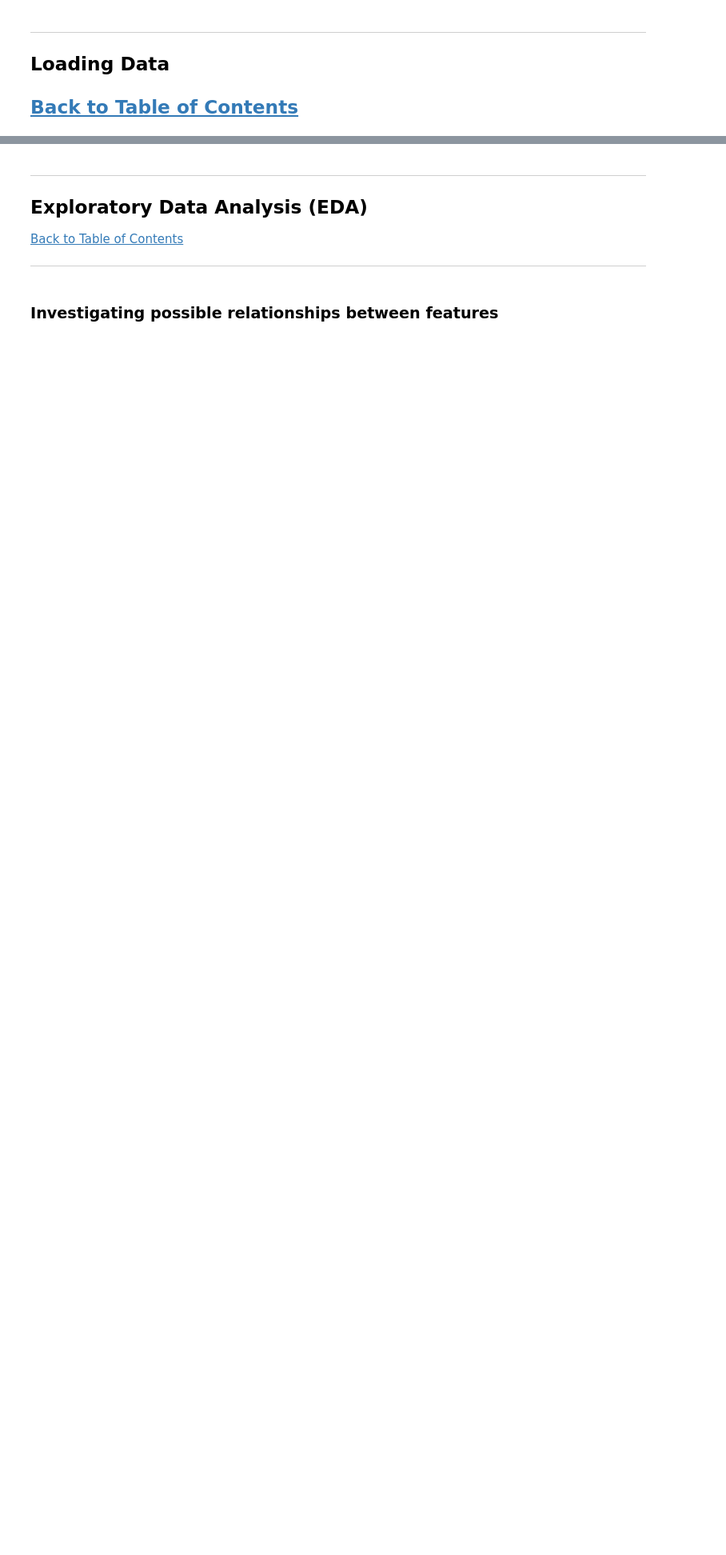
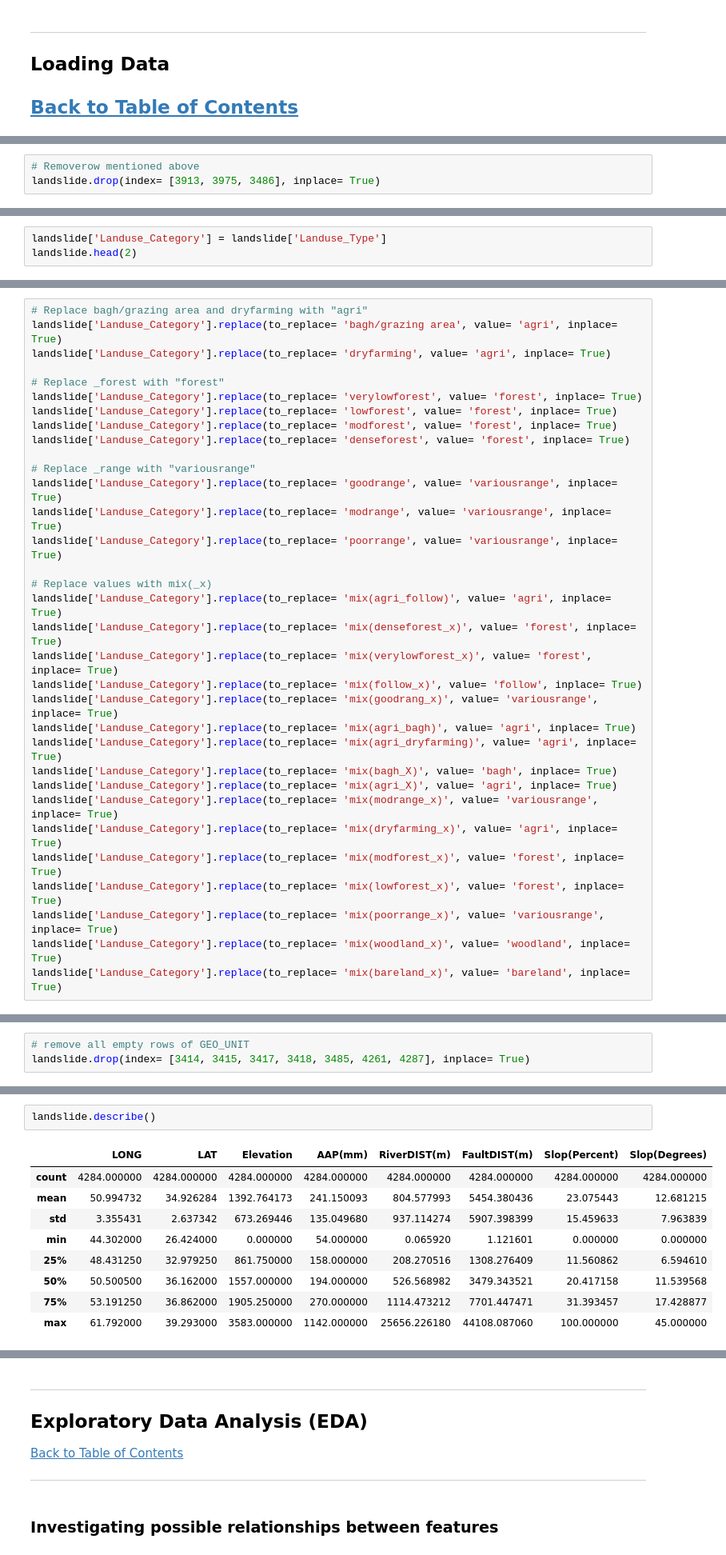
Before and after one commit to MiekeSpaans/MS_Capstone_Project_2401FTDS, a Jupyter notebook: QCTO-Capstone-Project.ipynb, the cells around one changed output, grey strips where cells are left out. Shown at 80% size. Drawn from its saved outputs; the diff is of its cells as text; blank space fills up the shorter version.

```diff
--- a/QCTO-Capstone-Project.ipynb
+++ b/QCTO-Capstone-Project.ipynb
@@ -98,0 +387,3 @@ landslide = pd.read_csv('/content/gdrive/MyDrive/Capstone/landslide_cleaned.csv'
+# %%
+# Removerow mentioned above
+landslide.drop(index= [3913, 3975, 3486], inplace= True)
@@ -98,0 +404,3 @@ landslide = pd.read_csv('/content/gdrive/MyDrive/Capstone/landslide_cleaned.csv'
+# %%
+landslide['Landuse_Category'] = landslide['Landuse_Type']
+landslide.head(2)
@@ -98,0 +411,33 @@ landslide = pd.read_csv('/content/gdrive/MyDrive/Capstone/landslide_cleaned.csv'
+# %%
+# Replace bagh/grazing area and dryfarming with "agri"
+landslide['Landuse_Category'].replace(to_replace= 'bagh/grazing area', value= 'agri', inplace= True)
+landslide['Landuse_Category'].replace(to_replace= 'dryfarming', value= 'agri', inplace= True)
+
+# Replace _forest with "forest"
+landslide['Landuse_Category'].replace(to_replace= 'verylowforest', value= 'forest', inplace= True)
+landslide['Landuse_Category'].replace(to_replace= 'lowforest', value= 'forest', inplace= True)
+landslide['Landuse_Category'].replace(to_replace= 'modforest', value= 'forest', inplace= True)
+landslide['Landuse_Category'].replace(to_replace= 'denseforest', value= 'forest', inplace= True)
+
+# Replace _range with "variousrange"
+landslide['Landuse_Category'].replace(to_replace= 'goodrange', value= 'variousrange', inplace= True)
+landslide['Landuse_Category'].replace(to_replace= 'modrange', value= 'variousrange', inplace= True)
+landslide['Landuse_Category'].replace(to_replace= 'poorrange', value= 'variousrange', inplace= True)
+
+# Replace values with mix(_x)
+landslide['Landuse_Category'].replace(to_replace= 'mix(agri_follow)', value= 'agri', inplace= True)
+landslide['Landuse_Category'].replace(to_replace= 'mix(denseforest_x)', value= 'forest', inplace= True)
+landslide['Landuse_Category'].replace(to_replace= 'mix(verylowforest_x)', value= 'forest', inplace= True)
+landslide['Landuse_Category'].replace(to_replace= 'mix(follow_x)', value= 'follow', inplace= True)
+landslide['Landuse_Category'].replace(to_replace= 'mix(goodrang_x)', value= 'variousrange', inplace= True)
+landslide['Landuse_Category'].replace(to_replace= 'mix(agri_bagh)', value= 'agri', inplace= True)
+landslide['Landuse_Category'].replace(to_replace= 'mix(agri_dryfarming)', value= 'agri', inplace= True)
+landslide['Landuse_Category'].replace(to_replace= 'mix(bagh_X)', value= 'bagh', inplace= True)
+landslide['Landuse_Category'].replace(to_replace= 'mix(agri_X)', value= 'agri', inplace= True)
+landslide['Landuse_Category'].replace(to_replace= 'mix(modrange_x)', value= 'variousrange', inplace= True)
+landslide['Landuse_Category'].replace(to_replace= 'mix(dryfarming_x)', value= 'agri', inplace= True)
+landslide['Landuse_Category'].replace(to_replace= 'mix(modforest_x)', value= 'forest', inplace= True)
+landslide['Landuse_Category'].replace(to_replace= 'mix(lowforest_x)', value= 'forest', inplace= True)
+landslide['Landuse_Category'].replace(to_replace= 'mix(poorrange_x)', value= 'variousrange', inplace= True)
+landslide['Landuse_Category'].replace(to_replace= 'mix(woodland_x)', value= 'woodland', inplace= True)
+landslide['Landuse_Category'].replace(to_replace= 'mix(bareland_x)', value= 'bareland', inplace= True)
@@ -98,0 +508,3 @@ landslide = pd.read_csv('/content/gdrive/MyDrive/Capstone/landslide_cleaned.csv'
+# %%
+# remove all empty rows of GEO_UNIT
+landslide.drop(index= [3414, 3415, 3417, 3418, 3485, 4261, 4287], inplace= True)
@@ -98,0 +522,12 @@ landslide = pd.read_csv('/content/gdrive/MyDrive/Capstone/landslide_cleaned.csv'
+# %%
+landslide.describe()
+# %% [output]
+|  | LONG | LAT | Elevation | AAP(mm) | RiverDIST(m) | FaultDIST(m) | Slop(Percent) | Slop(Degrees) |
+| count | 4284.000000 | 4284.000000 | 4284.000000 | 4284.000000 | 4284.000000 | 4284.000000 | 4284.000000 | 4284.000000 |
+| mean | 50.994732 | 34.926284 | 1392.764173 | 241.150093 | 804.577993 | 5454.380436 | 23.075443 | 12.681215 |
+| std | 3.355431 | 2.637342 | 673.269446 | 135.049680 | 937.114274 | 5907.398399 | 15.459633 | 7.963839 |
+| min | 44.302000 | 26.424000 | 0.000000 | 54.000000 | 0.065920 | 1.121601 | 0.000000 | 0.000000 |
+| 25% | 48.431250 | 32.979250 | 861.750000 | 158.000000 | 208.270516 | 1308.276409 | 11.560862 | 6.594610 |
+| 50% | 50.500500 | 36.162000 | 1557.000000 | 194.000000 | 526.568982 | 3479.343521 | 20.417158 | 11.539568 |
+| 75% | 53.191250 | 36.862000 | 1905.250000 | 270.000000 | 1114.473212 | 7701.447471 | 31.393457 | 17.428877 |
+| max | 61.792000 | 39.293000 | 3583.000000 | 1142.000000 | 25656.226180 | 44108.087060 | 100.000000 | 45.000000 |
```
Also changed, not shown: parts of 63 cells of this notebook.
